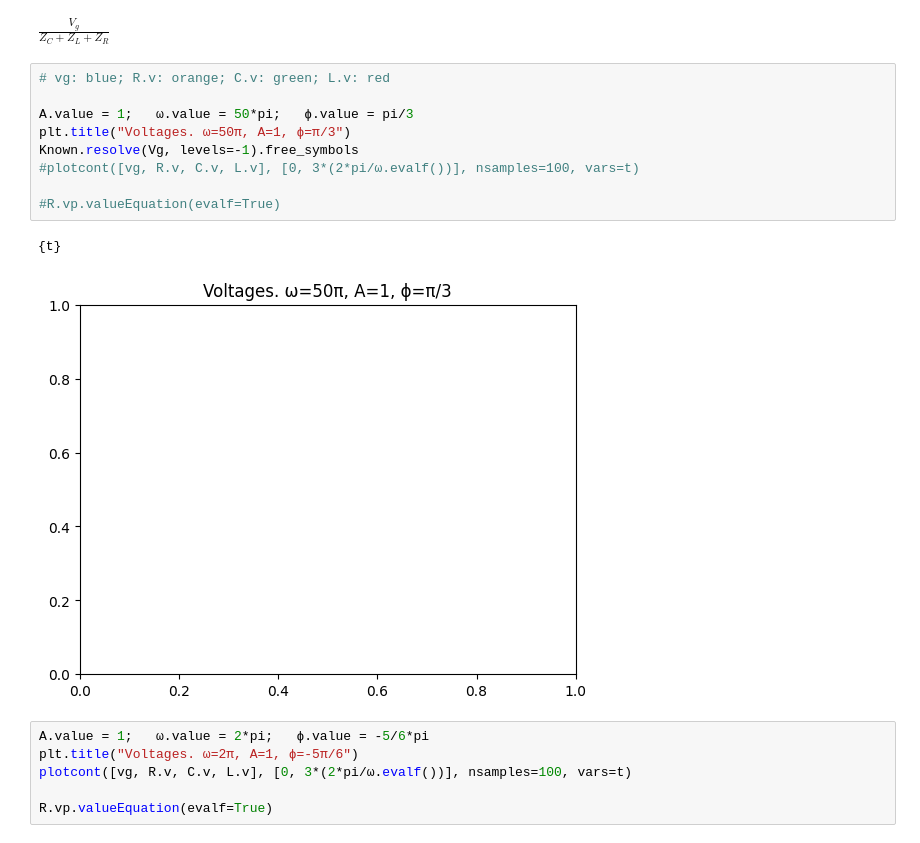
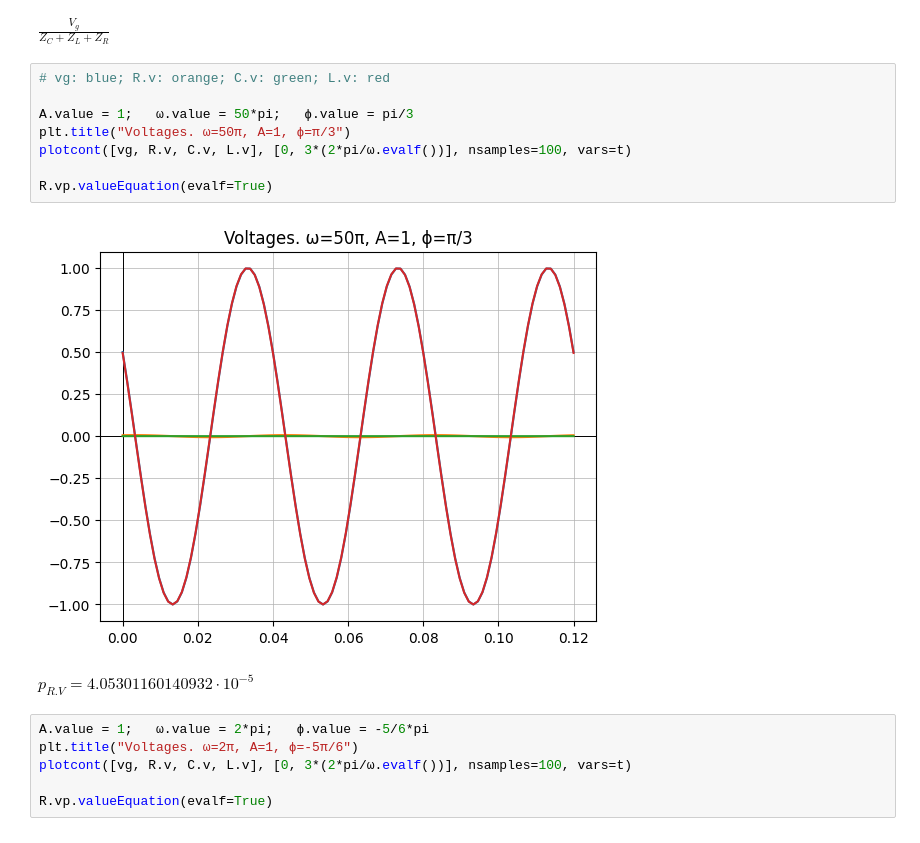
Before and after one commit to alonso-herreros/uni-syscirc-problems, a Jupyter notebook: code/circuits/C.4.ipynb, the cells around one changed output. Drawn from its saved outputs; the diff is of its cells as text.

```diff
--- a/code/circuits/C.4.ipynb
+++ b/code/circuits/C.4.ipynb
@@ -31,15 +31,14 @@ $\displaystyle \frac{V_{g}}{Z_{C} + Z_{L} + Z_{R}}$
 # %%
 # vg: blue; R.v: orange; C.v: green; L.v: red
 
 A.value = 1;   ω.value = 50*pi;   ϕ.value = pi/3
 plt.title("Voltages. ω=50π, A=1, ϕ=π/3")
-Known.resolve(Vg, levels=-1).free_symbols
-#plotcont([vg, R.v, C.v, L.v], [0, 3*(2*pi/ω.evalf())], nsamples=100, vars=t)
+plotcont([vg, R.v, C.v, L.v], [0, 3*(2*pi/ω.evalf())], nsamples=100, vars=t)
 
-#R.vp.valueEquation(evalf=True)
+R.vp.valueEquation(evalf=True)
 # %% [output]
-{t}
-[figure, old version]
+[figure, new version]
+$\displaystyle p_{R.V} = 4.05301160140932 \cdot 10^{-5}$
 # %%
 A.value = 1;   ω.value = 2*pi;   ϕ.value = -5/6*pi
 plt.title("Voltages. ω=2π, A=1, ϕ=-5π/6")
```
Also changed, not shown: parts of 4 cells of this notebook.
